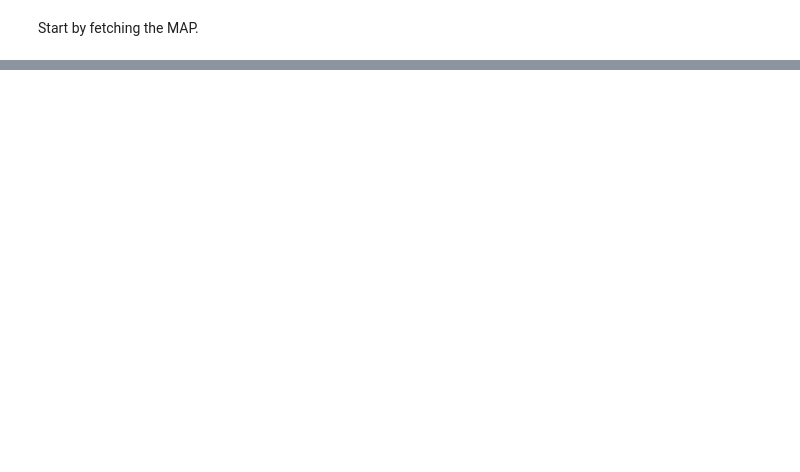
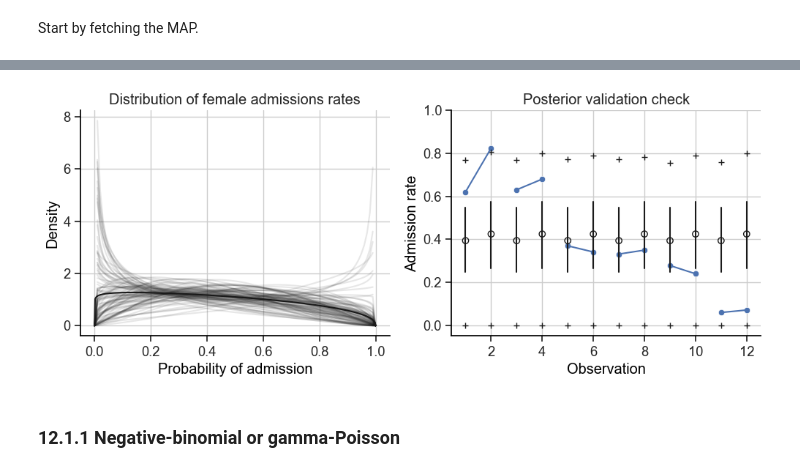
Before and after one commit to chris-leonard/statistical-rethinking, a Jupyter notebook: notes/chapter_12.ipynb, the cells around one changed output, grey strips where cells are left out. Saved outputs shown, nothing was run; the diff lists cells and outputs as text; code cells hidden in the pictures; blank space fills up the shorter version.

```diff
--- a/notes/chapter_12.ipynb
+++ b/notes/chapter_12.ipynb
@@ -72,7 +72,7 @@ So we have the following conversions:
     \beta & = (1 - \bar{p})\theta & \theta & = \alpha + \beta & \sigma^2 & = \frac{p(1-p)}{\theta + 1} = \frac{\alpha\beta}{(\alpha + \beta)^2(\alpha + \beta + 1)}.\\
 \end{align}
 # %%
-def beta_pdf(xval, pbar, theta):
+def beta_pdf(x_val, pbar, theta):
     a = pbar * theta
     b = (1 - pbar) * theta
     return stats.beta.pdf(x_val, a=a, b=b)
@@ -118,8 +111,11 @@ admit = admit.rename(
     }
 )
 
+admit["admission_rate"] = admit["admit"] / admit["applications"]
+
 # create index variables
 admit["gender_idx"], genders = pd.factorize(admit["gender"])
+admit["dept_idx"], depts = pd.factorize(admit["dept"])
 # %% [markdown]
 Specify the model.
 # %%
@@ -236,0 +205,35 @@ ax.set(
+# %%
+def plot_female_posterior_curves(trace, map_, n_lines=100, lines_alpha=0.1, ax=None):
+    if not ax:
+        fig, ax = plt.subplots(figsize=(6, 4))
+
+    # plot the MAP distribution
+    alpha_map = map_["alpha"][1]
+    theta_map = map_["theta"]
+
+    x_val = np.linspace(0, 1, 500)
+    ax.plot(x_val, beta_pdf(x_val, expit(alpha_map), theta_map), color="k")
+
+    # now plot a selection of distributions
+    alphas = (
+        trace.posterior.alpha.sel(gender="female", chain=0)
+        .isel(draw=slice(n_lines))
+        .values
+    )
+    thetas = trace.posterior.theta.sel(chain=0).isel(draw=slice(n_lines)).values
+
+    pbars = expit(alphas)
+    x_val = np.linspace(0, 1, 100)
+    for pbar, theta in zip(pbars, thetas):
+        ax.plot(
+            x_val,
+            beta_pdf(x_val, pbar, theta),
+            color="k",
+            alpha=lines_alpha,
+        )
+
+    ax.set(
+        xlabel="Probability of admission",
+        ylabel="Density",
+        title="Distribution of female admissions rates",
+    );
@@ -236,0 +293,9 @@ ax.set(
+# %%
+fig, axs = plt.subplots(ncols=2, figsize=(12, 4))
+
+plot_female_posterior_curves(trace_12_1, map_, ax=axs[0])
+plot_posterior_preditive_checks_by_observation(admit, trace_12_1, ax=axs[1])
+# %% [output]
+[figure, added]
+# %% [markdown]
+### 12.1.1 Negative-binomial or gamma-Poisson
```
Also changed, not shown: parts of 25 cells of this notebook.
